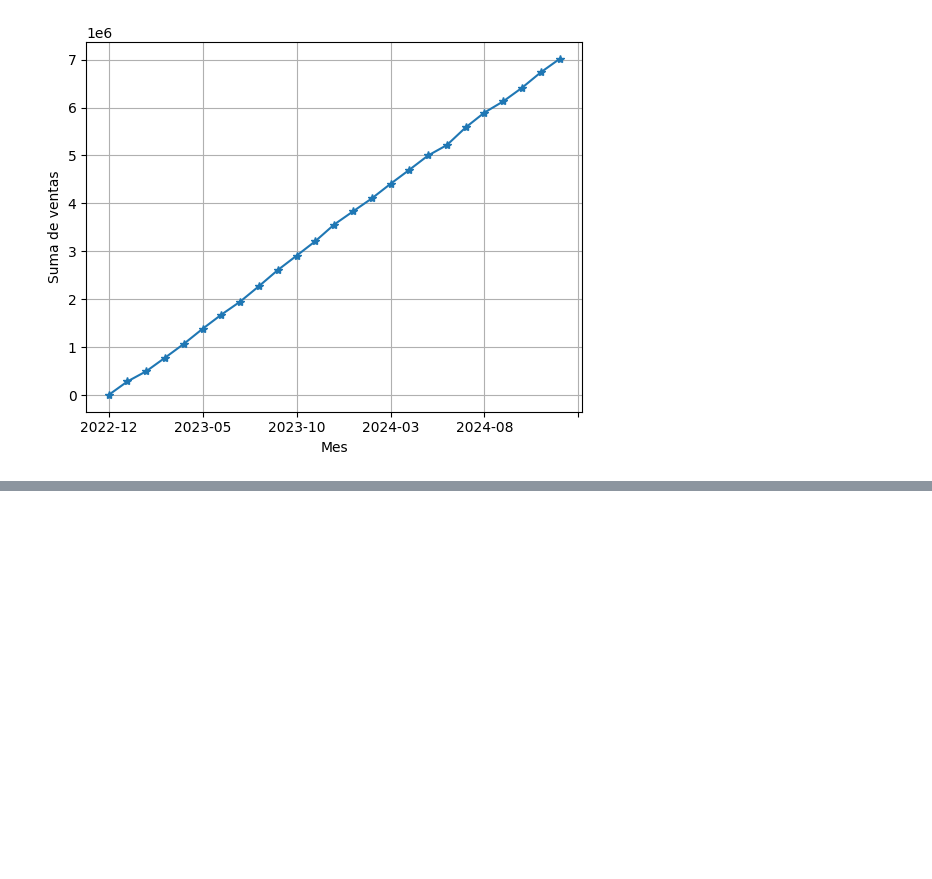
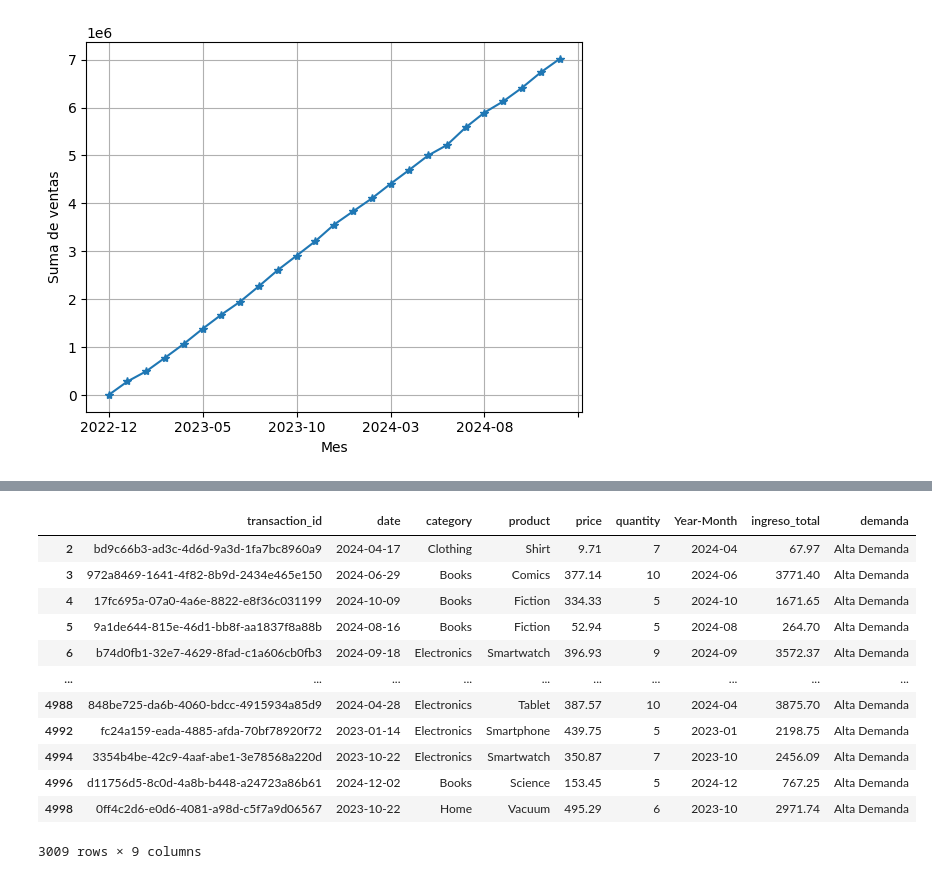
Before and after one commit to SSergito/ejercicio_gpt_data, a Jupyter notebook: main.ipynb, the cells around one changed output, grey strips where cells are left out. Cells and saved outputs as stored; diff of their text form; code cells hidden in the pictures; blank space fills up the shorter version.

```diff
--- a/main.ipynb
+++ b/main.ipynb
@@ -302,0 +359,17 @@ plt.show()
+# %%
+# Aplica un filtro para analizar solo las transacciones de "Alta Demanda"
+df.loc[df["demanda"] == "Alta Demanda"]
+# %% [output]
+|  | transaction_id | date | category | product | price | quantity | Year-Month | ingreso_total | demanda |
+| 2 | bd9c66b3-ad3c-4d6d-9a3d-1fa7bc8960a9 | 2024-04-17 | Clothing | Shirt | 9.71 | 7 | 2024-04 | 67.97 | Alta Demanda |
+| 3 | 972a8469-1641-4f82-8b9d-2434e465e150 | 2024-06-29 | Books | Comics | 377.14 | 10 | 2024-06 | 3771.40 | Alta Demanda |
+| 4 | 17fc695a-07a0-4a6e-8822-e8f36c031199 | 2024-10-09 | Books | Fiction | 334.33 | 5 | 2024-10 | 1671.65 | Alta Demanda |
+| 5 | 9a1de644-815e-46d1-bb8f-aa1837f8a88b | 2024-08-16 | Books | Fiction | 52.94 | 5 | 2024-08 | 264.70 | Alta Demanda |
+| 6 | b74d0fb1-32e7-4629-8fad-c1a606cb0fb3 | 2024-09-18 | Electronics | Smartwatch | 396.93 | 9 | 2024-09 | 3572.37 | Alta Demanda |
+| ... | ... | ... | ... | ... | ... | ... | ... | ... | ... |
+| 4988 | 848be725-da6b-4060-bdcc-4915934a85d9 | 2024-04-28 | Electronics | Tablet | 387.57 | 10 | 2024-04 | 3875.70 | Alta Demanda |
+| 4992 | fc24a159-eada-4885-afda-70bf78920f72 | 2023-01-14 | Electronics | Smartphone | 439.75 | 5 | 2023-01 | 2198.75 | Alta Demanda |
+| 4994 | 3354b4be-42c9-4aaf-abe1-3e78568a220d | 2023-10-22 | Electronics | Smartwatch | 350.87 | 7 | 2023-10 | 2456.09 | Alta Demanda |
+| 4996 | d11756d5-8c0d-4a8b-b448-a24723a86b61 | 2024-12-02 | Books | Science | 153.45 | 5 | 2024-12 | 767.25 | Alta Demanda |
+| 4998 | 0ff4c2d6-e0d6-4081-a98d-c5f7a9d06567 | 2023-10-22 | Home | Vacuum | 495.29 | 6 | 2023-10 | 2971.74 | Alta Demanda |
+3009 rows × 9 columns
```
Also changed, not shown: parts of 7 cells of this notebook.
